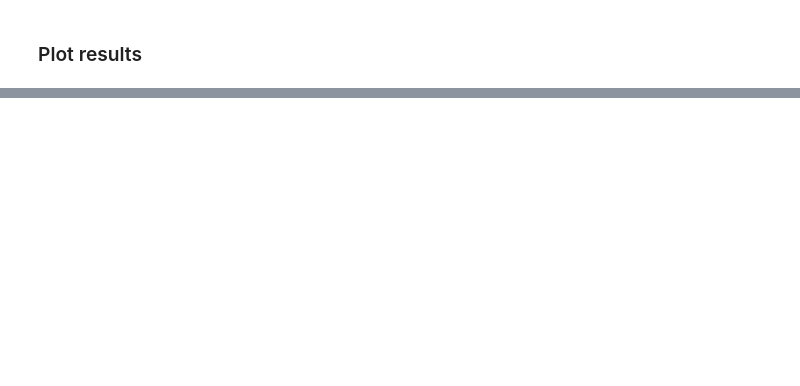
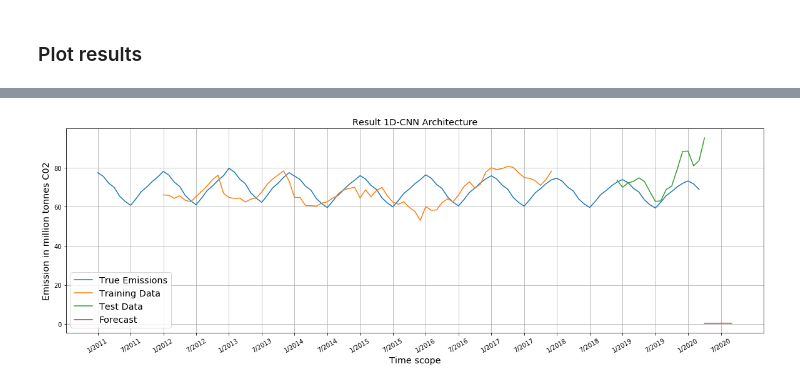
Before and after one commit to hannesk95/AMI, a Jupyter notebook: models/TimeSeriesForecasting/WaveNet_1D-CNN_LSTM_MLP.ipynb, the cells around one changed output, grey strips where cells are left out. Drawn from its saved outputs; the diff is of its cells as text; code cells hidden in the pictures; blank space fills up the shorter version.

```diff
--- a/models/TimeSeriesForecasting/WaveNet_1D-CNN_LSTM_MLP.ipynb
+++ b/models/TimeSeriesForecasting/WaveNet_1D-CNN_LSTM_MLP.ipynb
@@ -547,0 +558,18 @@ plt.show()
+# %%
+# 1D-CNN resulting plot: True Emissions, training data prediction, test data prediction, horizon prediction
+
+plt.figure(figsize=(20,6))
+plt.plot(emission_data[:], label='True Emissions')
+plt.plot(trainPredict_cnn1D, label='Training Data')
+plt.plot(testPredict_cnn1D, label='Test Data')
+plt.plot(prediction_cnn1D, label='Forecast')
+
+plt.xticks(np.arange(len(time_scope))[::6], time_scope[::6], rotation=30)
+plt.xlabel("Time scope", fontsize='x-large')
+plt.ylabel("Emission in million tonnes C02", fontsize='x-large')
+plt.title('Result 1D-CNN Architecture', fontsize='x-large')
+plt.legend(fontsize='x-large', loc='lower left')
+plt.grid()
+plt.show()
+# %% [output]
+[figure, added]
```
Also changed, not shown: parts of 21 cells of this notebook.
